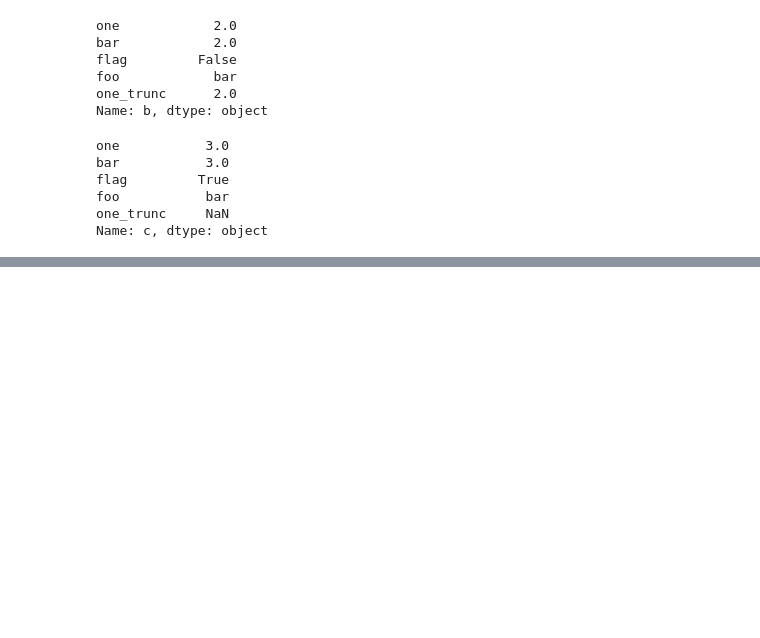
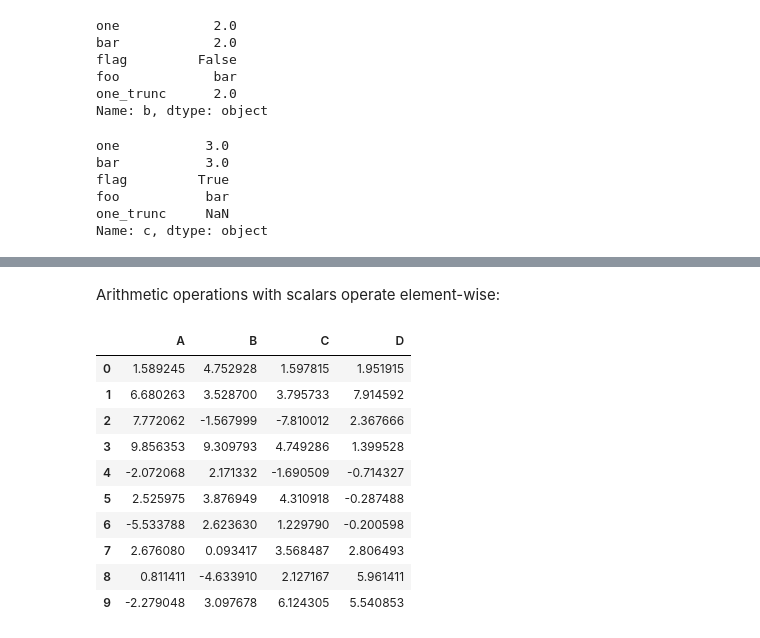
Before and after one commit to gopal-py07/DataSciencePandasExample, a Jupyter notebook: Intro to data structures/DataFrame/DataFrameDsaEx.ipynb, the cells around one changed output, grey strips where cells are left out. Cells and saved outputs as stored; diff of their text form; code cells hidden in the pictures; blank space fills up the shorter version.

```diff
--- a/Intro to data structures/DataFrame/DataFrameDsaEx.ipynb
+++ b/Intro to data structures/DataFrame/DataFrameDsaEx.ipynb
@@ -522,0 +586,16 @@ Name: c, dtype: object
+# %% [markdown]
+Arithmetic operations with scalars operate element-wise:
+# %%
+df*5+2
+# %% [output]
+|  | A | B | C | D |
+| 0 | 1.589245 | 4.752928 | 1.597815 | 1.951915 |
+| 1 | 6.680263 | 3.528700 | 3.795733 | 7.914592 |
+| 2 | 7.772062 | -1.567999 | -7.810012 | 2.367666 |
+| 3 | 9.856353 | 9.309793 | 4.749286 | 1.399528 |
+| 4 | -2.072068 | 2.171332 | -1.690509 | -0.714327 |
+| 5 | 2.525975 | 3.876949 | 4.310918 | -0.287488 |
+| 6 | -5.533788 | 2.623630 | 1.229790 | -0.200598 |
+| 7 | 2.676080 | 0.093417 | 3.568487 | 2.806493 |
+| 8 | 0.811411 | -4.633910 | 2.127167 | 5.961411 |
+| 9 | -2.279048 | 3.097678 | 6.124305 | 5.540853 |
```
Also changed, not shown: parts of 20 cells of this notebook.
